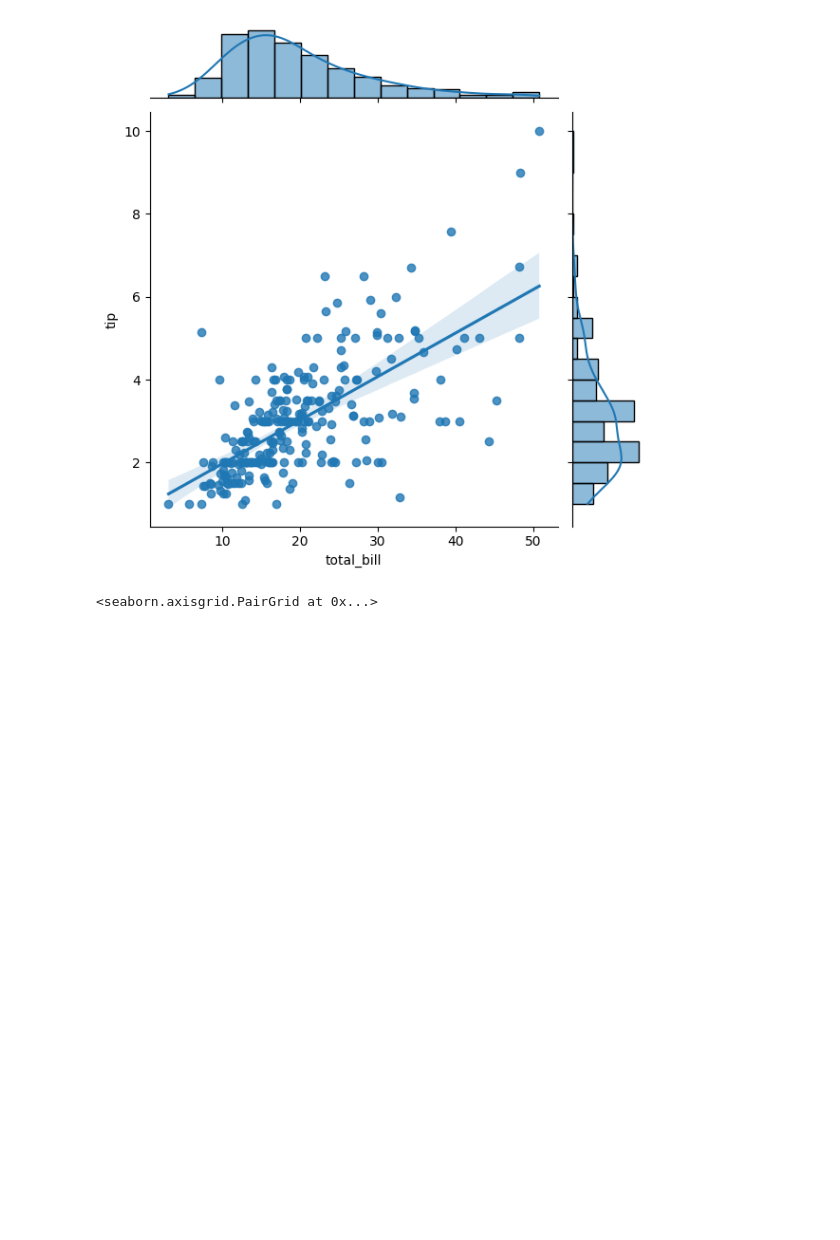
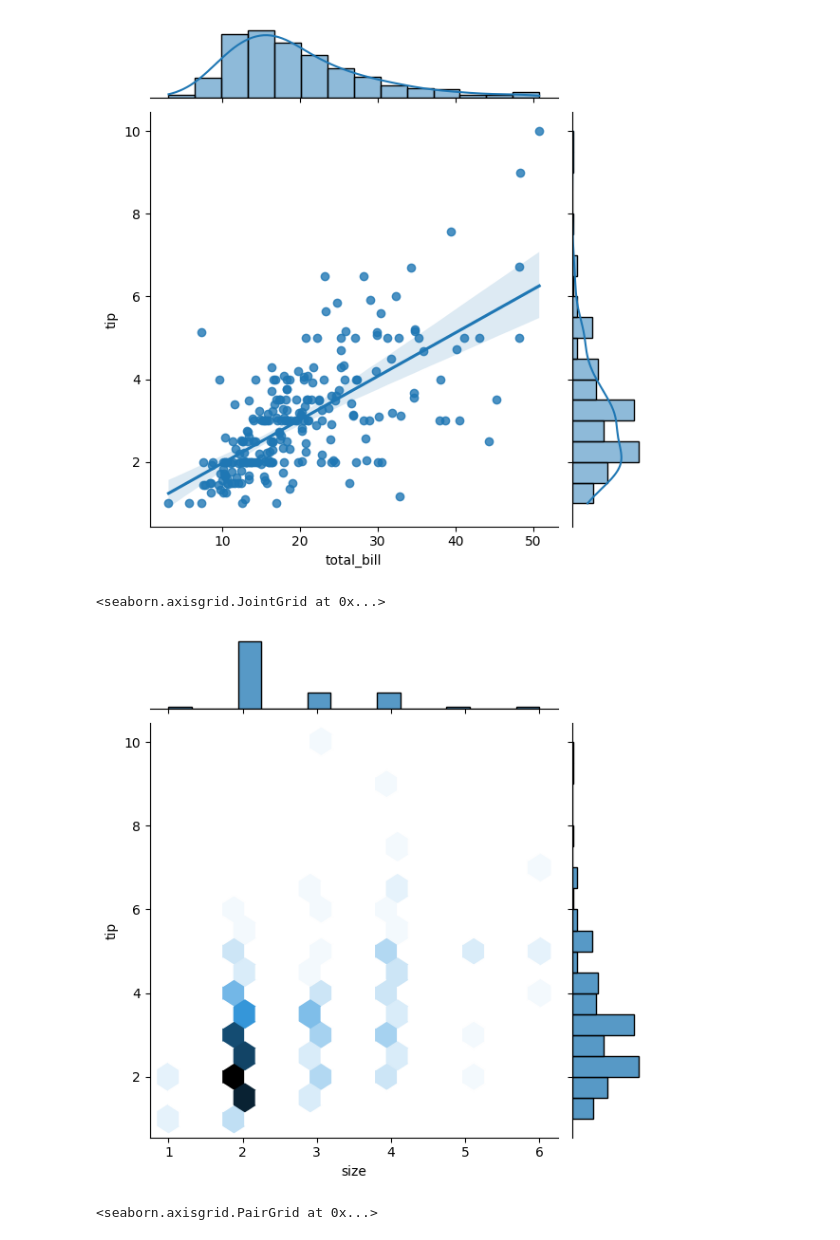
Before and after one commit to shyama0578/machine_learning, a Jupyter notebook: seaborn/seaborn.ipynb, the cells around one changed output. Saved outputs shown, nothing was run; the diff lists cells and outputs as text; code cells hidden in the pictures; blank space fills up the shorter version.

```diff
--- a/seaborn/seaborn.ipynb
+++ b/seaborn/seaborn.ipynb
@@ -77,6 +77,11 @@ sns.jointplot(x="total_bill",y="tip",data=df,kind="reg")#hex
 # %% [output]
 <seaborn.axisgrid.JointGrid at 0x...>
 [figure]
+# %%
+sns.jointplot(x="size",y="tip",data=df,kind="hex")
+# %% [output]
+<seaborn.axisgrid.JointGrid at 0x...>
+[figure, added]
 # %%
 #pairplot(numerical variable relation multiple)
 sns.pairplot(df,hue="sex")#hue ==>specific l data
```
Also changed, not shown: parts of 5 cells of this notebook, 5 other files.
